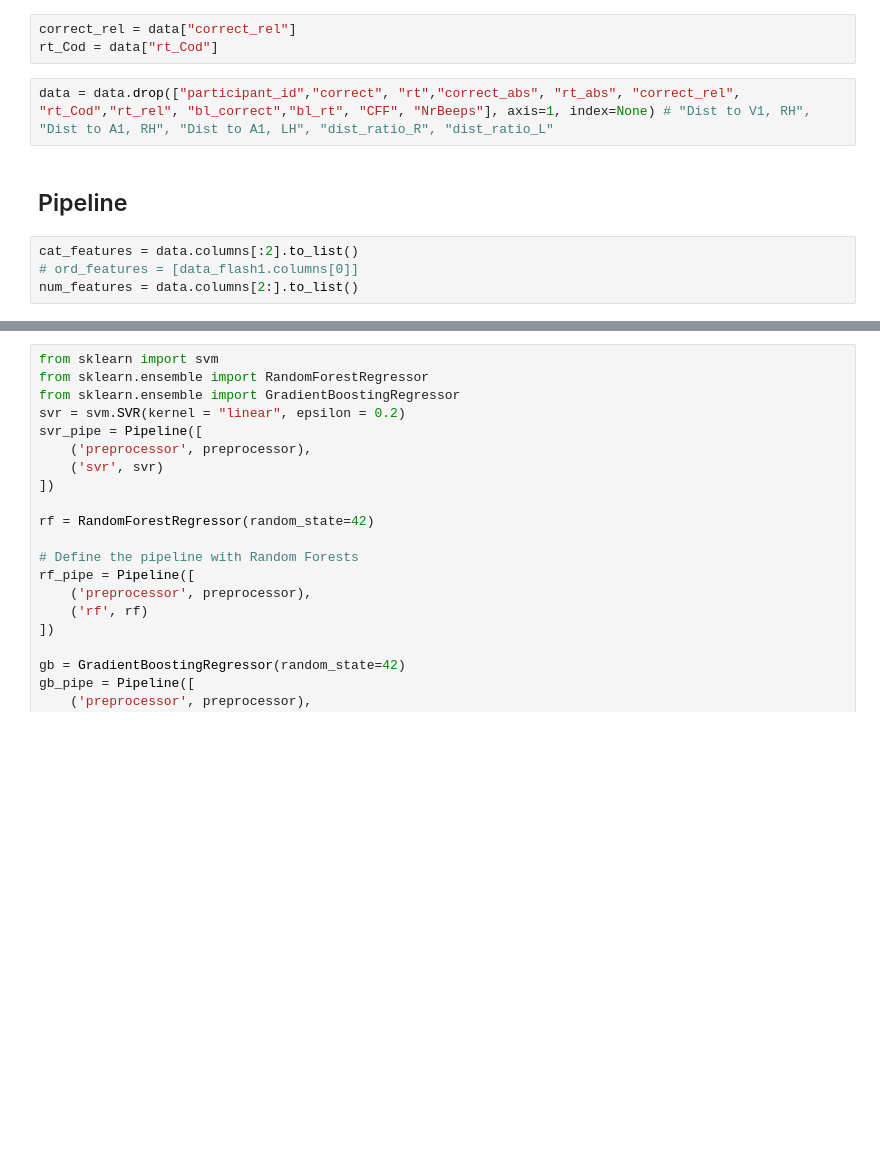
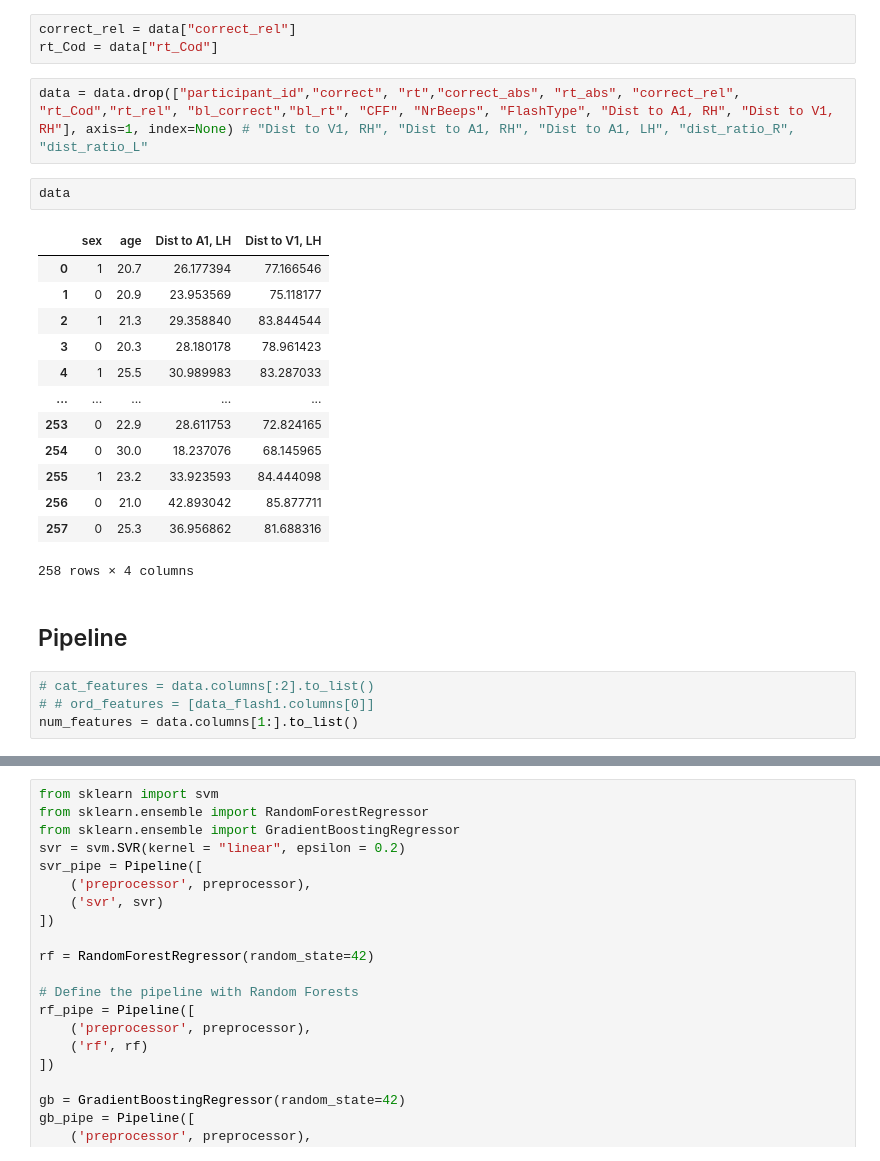
Before and after one commit to victoris93/cost-grads, a Jupyter notebook: lin_model_correct_rel.ipynb, the cells around one changed output, grey strips where cells are left out. Saved outputs shown, nothing was run; the diff lists cells and outputs as text; blank space fills up the shorter version.

```diff
--- a/lin_model_correct_rel.ipynb
+++ b/lin_model_correct_rel.ipynb
@@ -26,13 +42,29 @@ sns.histplot(data["correct_rel"], bins = 50)
 correct_rel = data["correct_rel"]
 rt_Cod = data["rt_Cod"]
 # %%
-data = data.drop(["participant_id","correct", "rt","correct_abs", "rt_abs", "correct_rel", "rt_Cod","rt_rel", "bl_correct","bl_rt", "CFF", "NrBeeps"], axis=1, index=None) # "Dist to V1, RH", "Dist to A1, RH", "Dist to A1, LH", "dist_ratio_R", "dist_ratio_L"
+data = data.drop(["participant_id","correct", "rt","correct_abs", "rt_abs", "correct_rel", "rt_Cod","rt_rel", "bl_correct","bl_rt", "CFF", "NrBeeps", "FlashType", "Dist to A1, RH", "Dist to V1, RH"], axis=1, index=None) # "Dist to V1, RH", "Dist to A1, RH", "Dist to A1, LH", "dist_ratio_R", "dist_ratio_L"
+# %%
+data
+# %% [output]
+|  | sex | age | Dist to A1, LH | Dist to V1, LH |
+| 0 | 1 | 20.7 | 26.177394 | 77.166546 |
+| 1 | 0 | 20.9 | 23.953569 | 75.118177 |
+| 2 | 1 | 21.3 | 29.358840 | 83.844544 |
+| 3 | 0 | 20.3 | 28.180178 | 78.961423 |
+| 4 | 1 | 25.5 | 30.989983 | 83.287033 |
+| ... | ... | ... | ... | ... |
+| 253 | 0 | 22.9 | 28.611753 | 72.824165 |
+| 254 | 0 | 30.0 | 18.237076 | 68.145965 |
+| 255 | 1 | 23.2 | 33.923593 | 84.444098 |
+| 256 | 0 | 21.0 | 42.893042 | 85.877711 |
+| 257 | 0 | 25.3 | 36.956862 | 81.688316 |
+258 rows × 4 columns
 # %% [markdown]
 ## Pipeline
 # %%
-cat_features = data.columns[:2].to_list()
-# ord_features = [data_flash1.columns[0]]
-num_features = data.columns[2:].to_list()
+# cat_features = data.columns[:2].to_list()
+# # ord_features = [data_flash1.columns[0]]
+num_features = data.columns[1:].to_list()
 # %%
 data.columns
 # %% [output]
```
Also changed, not shown: parts of 8 cells of this notebook.
